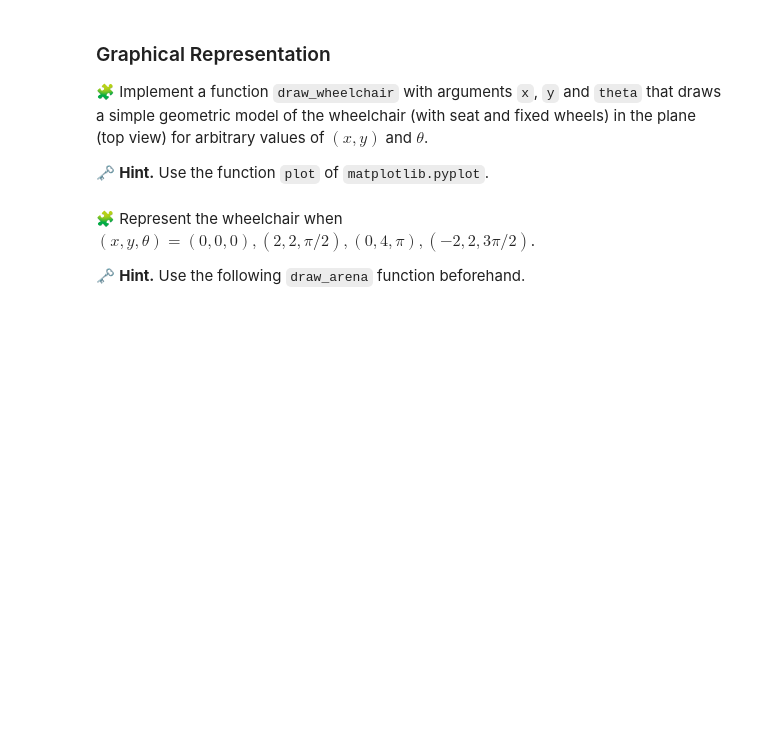
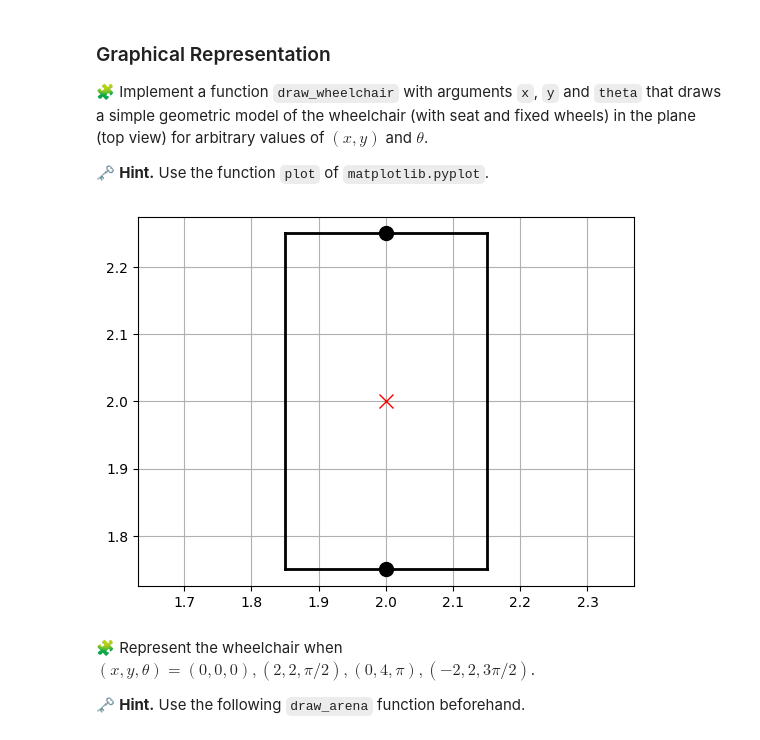
Before and after one commit to youssra191/control-engineering-with-python-project-2022-2023, a Jupyter notebook: Project_1.ipynb, the cells around one changed output. Cells and saved outputs as stored; diff of their text form; code cells hidden in the pictures; blank space fills up the shorter version.

Commit message:
Graphical Representation

```diff
--- a/Project_1.ipynb
+++ b/Project_1.ipynb
@@ -56,3 +104,7 @@ def draw_wheelchair(x, y, theta):
+# %%
+draw_wheelchair(2,2,(pi/2))
+# %% [output]
+[figure, added]
 # %% [markdown]
 🧩 Represent the wheelchair when $(x, y, \theta) = (0, 0, 0), (2, 2, \pi/2), (0, 4, \pi), (-2, 2, 3\pi/2)$.
 
```
Also changed, not shown: parts of 4 cells of this notebook, 1 other file.
